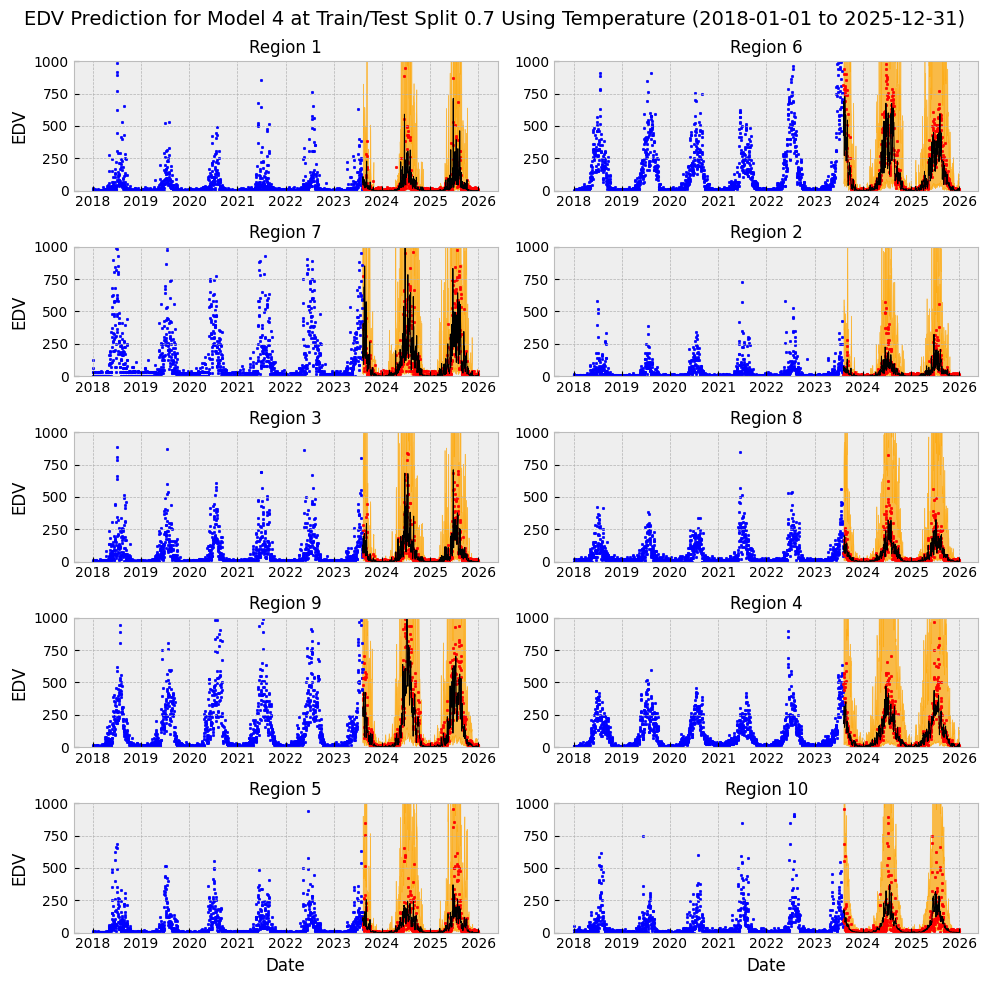
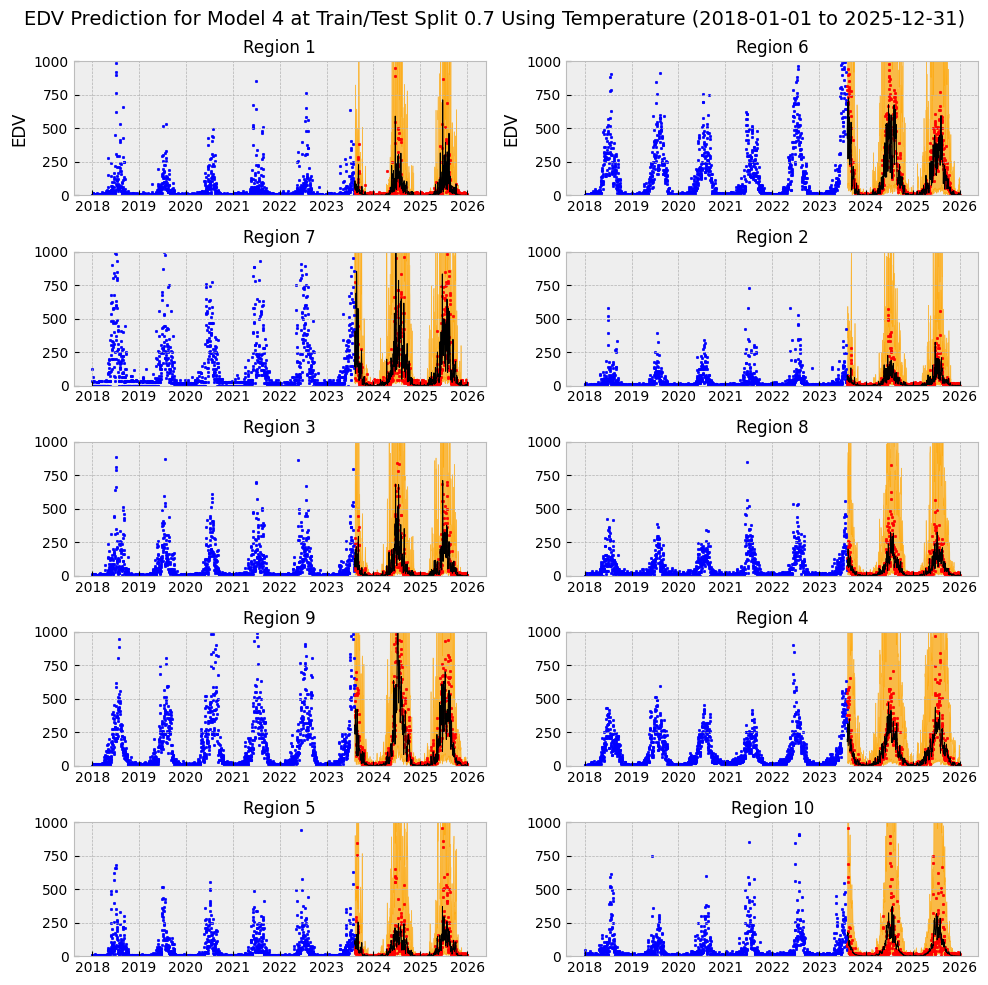
Unified diff of the notebook cell whose output changed from the first chart to the second:
--- before
+++ after
@@ -12,7 +12,7 @@
     test = data[~data["is.train"]]
 
-    row = (region - 1) % 5
-    col = (region - 1) % 2 
-    ax = axs[row, col]
+    row = (region - 1) % 2
+    col = (region - 1) % 5 
+    ax = axs[col, row]
     
     ax.fill_between(x = test.index, y1 = test["low"], y2 = test["high"], color = "orange", alpha = 0.7, lw = 0.5)

Commit: reordered prediction plots